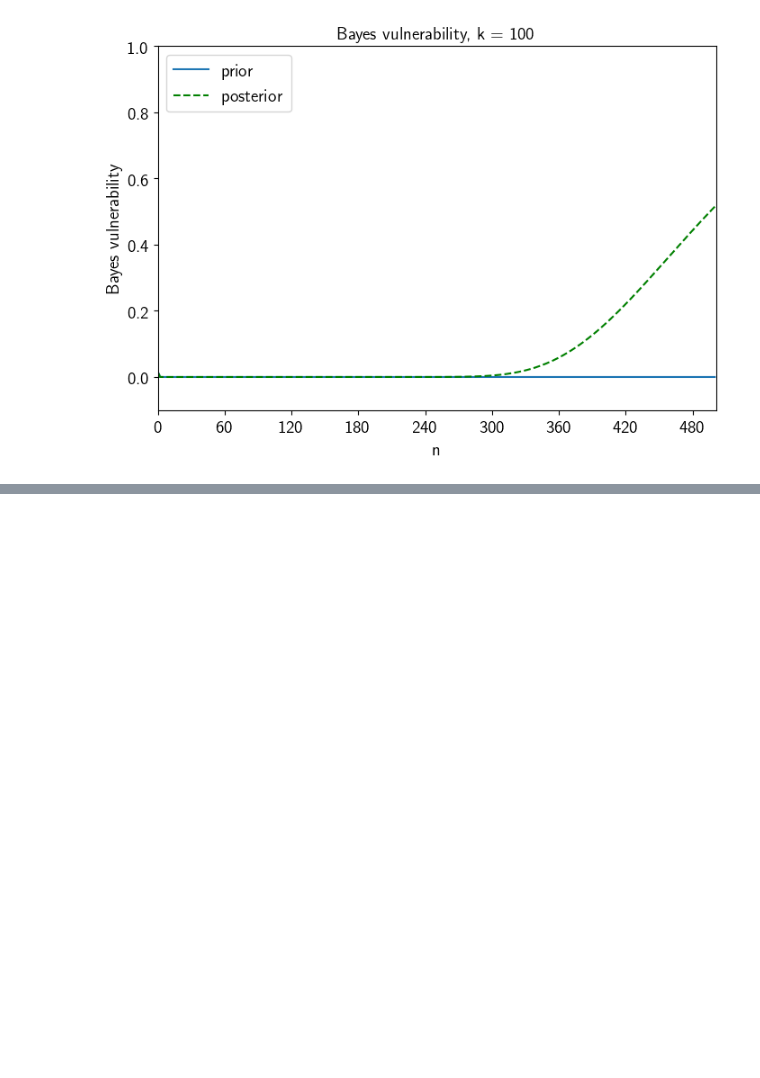
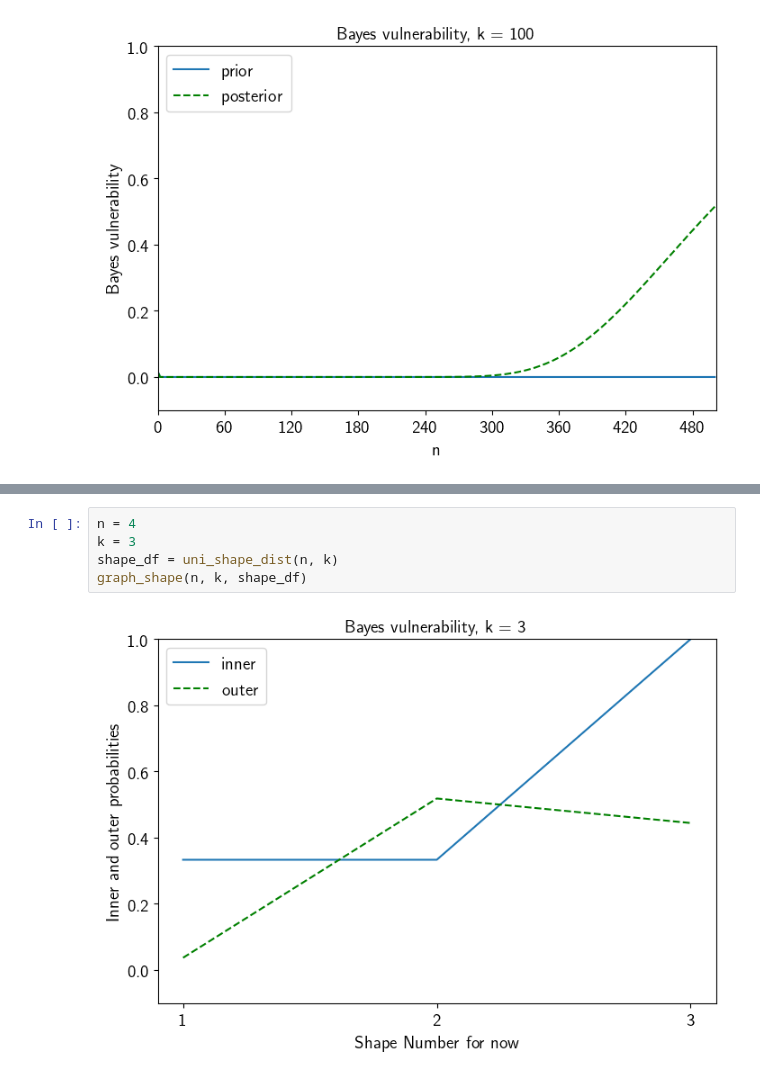
Before and after one commit to majk12/ore, a Jupyter notebook: ore_ideal_bayes.ipynb, the cells around one changed output, grey strips where cells are left out. Cells and saved outputs as stored; diff of their text form; blank space fills up the shorter version.

```diff
--- a/ore_ideal_bayes.ipynb
+++ b/ore_ideal_bayes.ipynb
@@ -186,0 +258,7 @@ graph_it_bayes(n_range, k, df)
+# %%
+n = 4
+k = 3
+shape_df = uni_shape_dist(n, k)
+graph_shape(n, k, shape_df)
+# %% [output]
+[figure, added]
```
Also changed, not shown: parts of 9 cells of this notebook.
